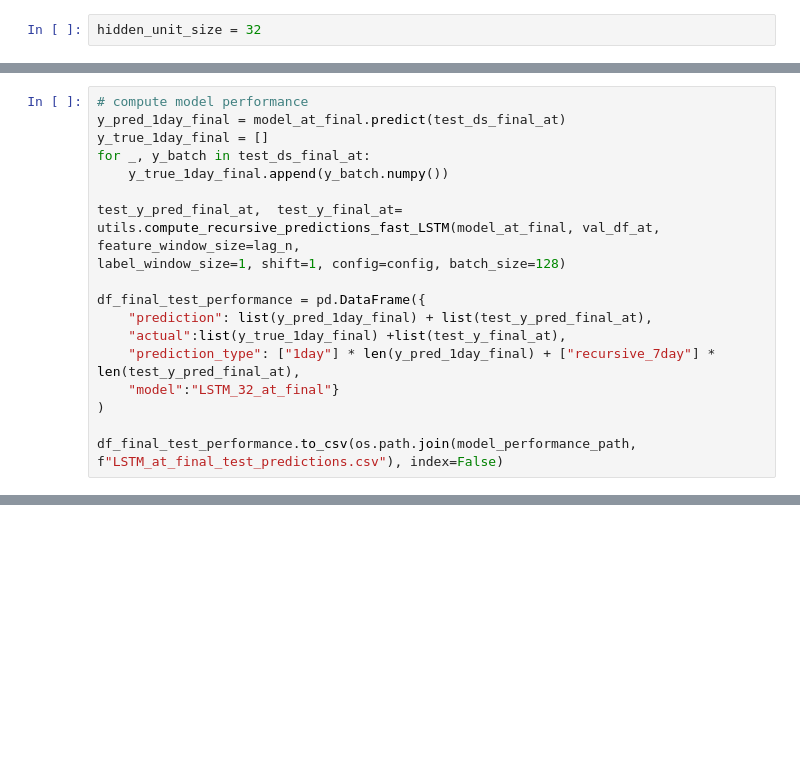
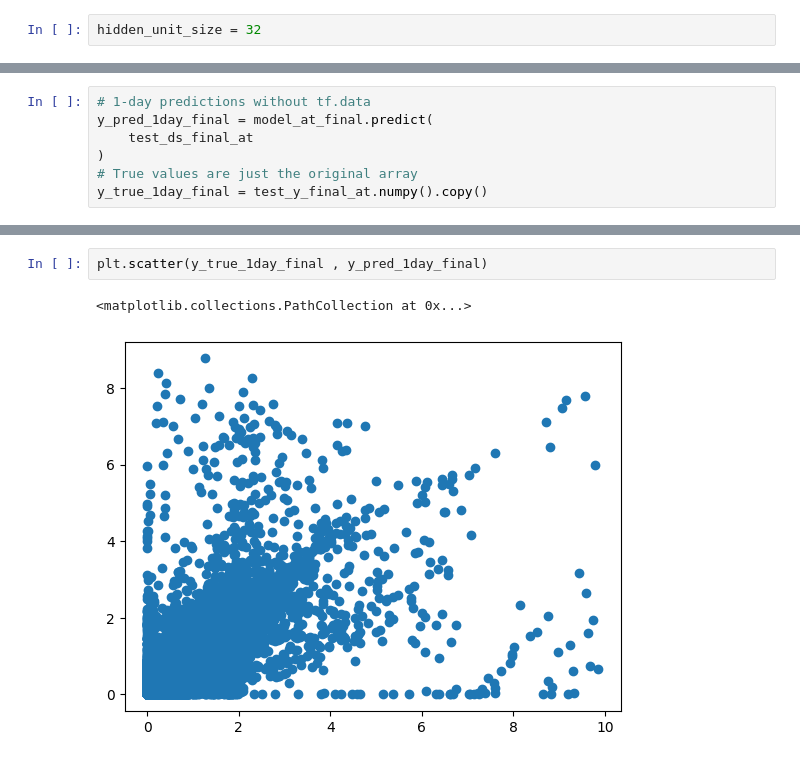
Before and after one commit to PinaColadast/eth-capstone-treewater-deficit, a Jupyter notebook: 03_RNN_models_at_training_7_day.ipynb, the cells around one changed output, grey strips where cells are left out. Cells and saved outputs as stored; diff of their text form; blank space fills up the shorter version.

```diff
--- a/03_RNN_models_at_training_7_day.ipynb
+++ b/03_RNN_models_at_training_7_day.ipynb
@@ -1075,18 +1093,7 @@ history_at_final = model_at_final.fit(
 # %%
-# compute model performance
-y_pred_1day_final = model_at_final.predict(test_ds_final_at)
-y_true_1day_final = []
-for _, y_batch in test_ds_final_at:
-    y_true_1day_final.append(y_batch.numpy())
-
-test_y_pred_final_at,  test_y_final_at= utils.compute_recursive_predictions_fast_LSTM(model_at_final, val_df_at, feature_window_size=lag_n,
-label_window_size=1, shift=1, config=config, batch_size=128)
-
-df_final_test_performance = pd.DataFrame({
-    "prediction": list(y_pred_1day_final) + list(test_y_pred_final_at),
-    "actual":list(y_true_1day_final) +list(test_y_final_at),
-    "prediction_type": ["1day"] * len(y_pred_1day_final) + ["recursive_7day"] * len(test_y_pred_final_at),
-    "model":"LSTM_32_at_final"}
+# 1‑day predictions without tf.data
+y_pred_1day_final = model_at_final.predict(
+    test_ds_final_at
 )
-
-df_final_test_performance.to_csv(os.path.join(model_performance_path, f"LSTM_at_final_test_predictions.csv"), index=False)
+# True values are just the original array
+y_true_1day_final = test_y_final_at.numpy().copy()
@@ -1092,0 +1138,5 @@ df_final_test_performance.to_csv(os.path.join(model_performance_path, f"LSTM_at_
+# %%
+plt.scatter(y_true_1day_final , y_pred_1day_final)
+# %% [output]
+<matplotlib.collections.PathCollection at 0x...>
+[figure, added]
```
Also changed, not shown: parts of 15 cells of this notebook, 3 other files.
